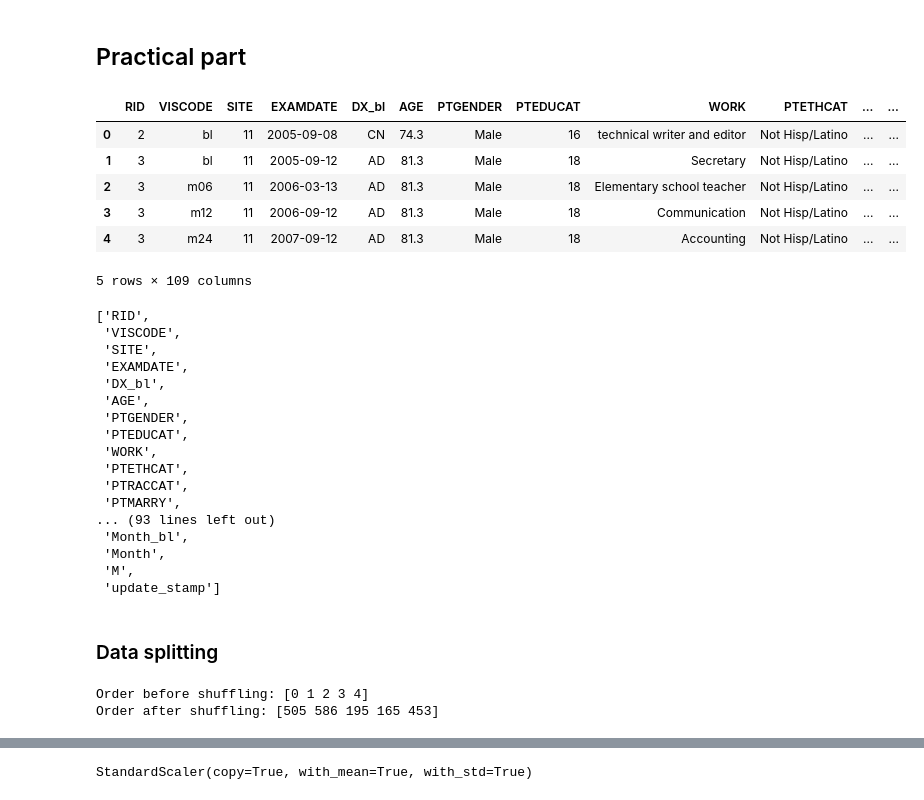
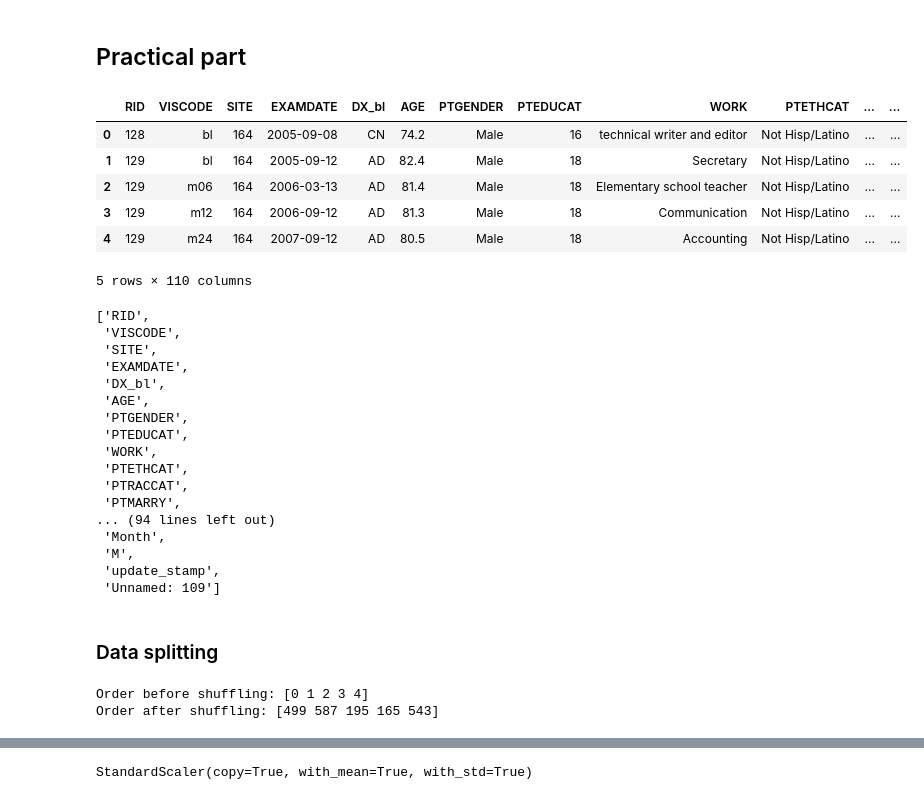
Before and after one commit to volkamerlab/ai_in_medicine, a Jupyter notebook: week1_session5_deep-learning.ipynb, the cells around one changed output, grey strips where cells are left out. Saved outputs shown, nothing was run; the diff lists cells and outputs as text; code cells hidden in the pictures.

```diff
--- a/05 Getting started with Deep Learning.ipynb
+++ b/week1_session5_deep-learning.ipynb
@@ -131,17 +131,17 @@ from sklearn.svm import SVC, LinearSVC
 from sklearn.metrics import balanced_accuracy_score
 # %%
 # Load data table
-df = pd.read_csv("alzheimers_disease.csv")
+df = pd.read_csv("data/alzheimers_disease_rand.csv")
 # Print first 5 rows
 df.head()
 # %% [output]
 |  | RID | VISCODE | SITE | EXAMDATE | DX_bl | AGE | PTGENDER | PTEDUCAT | WORK | PTETHCAT | ... | ... |
-| 0 | 2 | bl | 11 | 2005-09-08 | CN | 74.3 | Male | 16 | technical writer and editor | Not Hisp/Latino | ... | ... |
-| 1 | 3 | bl | 11 | 2005-09-12 | AD | 81.3 | Male | 18 | Secretary | Not Hisp/Latino | ... | ... |
-| 2 | 3 | m06 | 11 | 2006-03-13 | AD | 81.3 | Male | 18 | Elementary school teacher | Not Hisp/Latino | ... | ... |
-| 3 | 3 | m12 | 11 | 2006-09-12 | AD | 81.3 | Male | 18 | Communication | Not Hisp/Latino | ... | ... |
-| 4 | 3 | m24 | 11 | 2007-09-12 | AD | 81.3 | Male | 18 | Accounting | Not Hisp/Latino | ... | ... |
+| 0 | 128 | bl | 164 | 2005-09-08 | CN | 74.2 | Male | 16 | technical writer and editor | Not Hisp/Latino | ... | ... |
+| 1 | 129 | bl | 164 | 2005-09-12 | AD | 82.4 | Male | 18 | Secretary | Not Hisp/Latino | ... | ... |
+| 2 | 129 | m06 | 164 | 2006-03-13 | AD | 81.4 | Male | 18 | Elementary school teacher | Not Hisp/Latino | ... | ... |
+| 3 | 129 | m12 | 164 | 2006-09-12 | AD | 81.3 | Male | 18 | Communication | Not Hisp/Latino | ... | ... |
+| 4 | 129 | m24 | 164 | 2007-09-12 | AD | 80.5 | Male | 18 | Accounting | Not Hisp/Latino | ... | ... |
-5 rows × 109 columns
+5 rows × 110 columns
 # %%
 list(df.keys())
 # %% [output]
@@ -157,11 +157,11 @@ list(df.keys())
  'PTETHCAT',
  'PTRACCAT',
  'PTMARRY',
-... (93 lines left out)
- 'Month_bl',
+... (94 lines left out)
  'Month',
  'M',
- 'update_stamp']
+ 'update_stamp',
+ 'Unnamed: 109']
 # %%
 df = df[df.VISCODE == "m12"]
 df = df[df.DX != "MCI"]
@@ -180,7 +180,7 @@ np.random.shuffle(indices)
 print("Order after shuffling: %s"  % indices[:5])
 # %% [output]
 Order before shuffling: [0 1 2 3 4]
-Order after shuffling: [505 586 195 165 453]
+Order after shuffling: [499 587 195 165 543]
 # %%
 # Take first 80% as a training set
 len_training = int(len(indices) * 0.8) # use int() function to remove decimals
```
Also changed, not shown: parts of 12 cells of this notebook, 1 other file.
